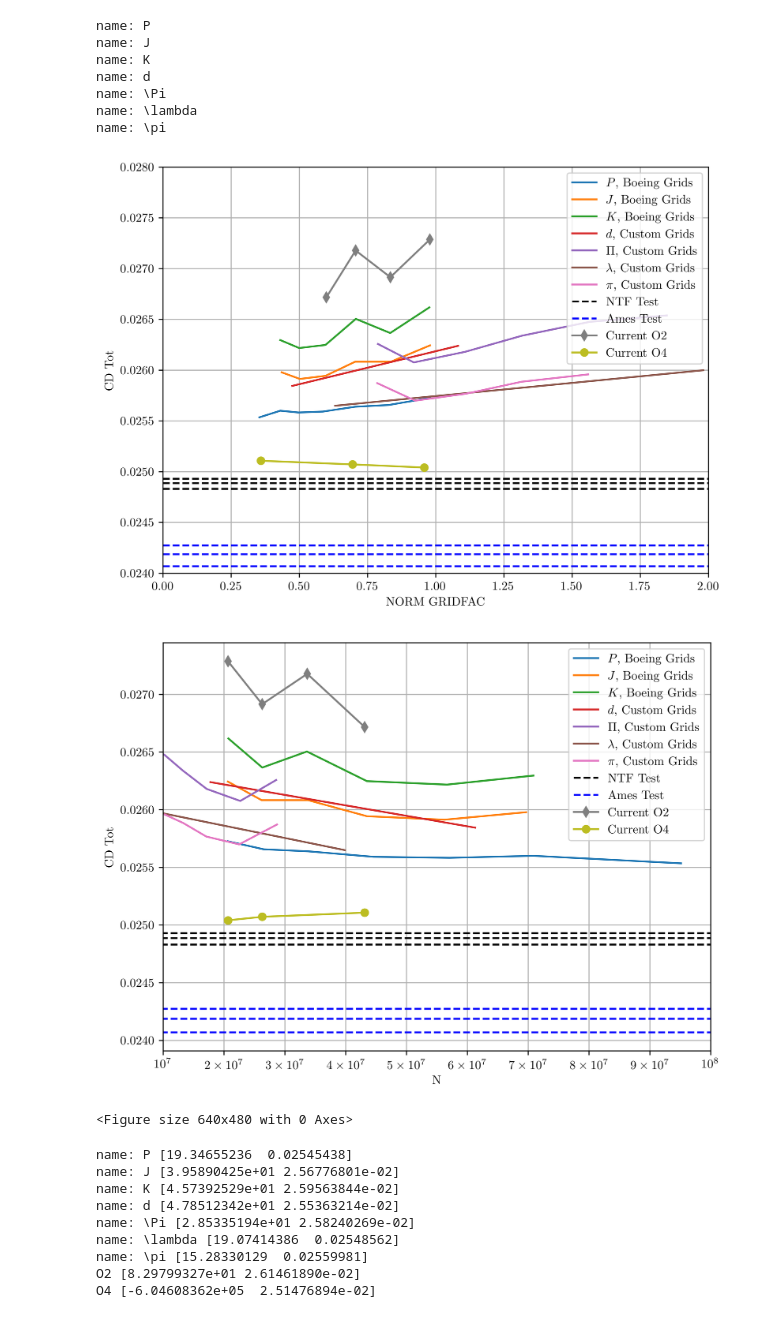
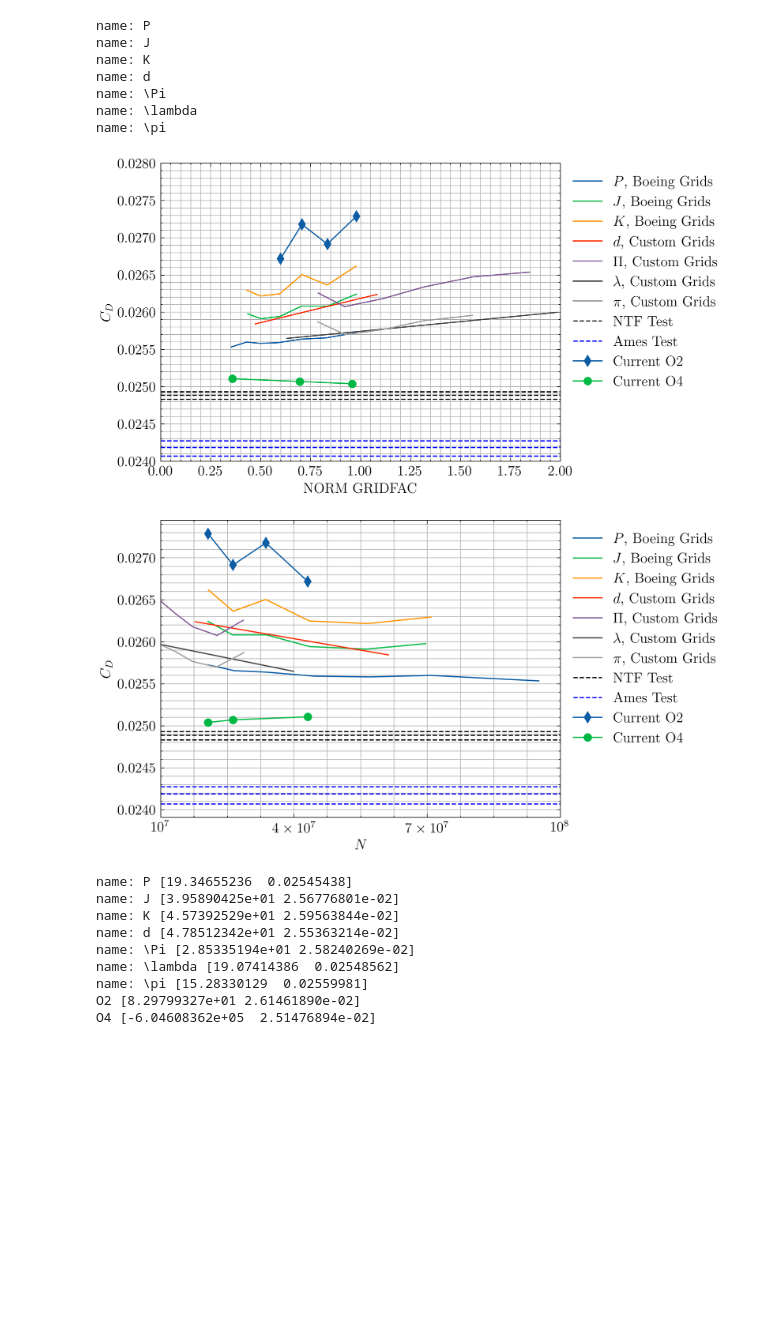
Before and after one commit to harryzhou2000/draw-CRM_Boeing_Test, a Jupyter notebook: draw_Boeing_Test_MG.ipynb, the cells around one changed output. Drawn from its saved outputs; the diff is of its cells as text; code cells hidden in the pictures; blank space fills up the shorter version.

```diff
--- a/draw_Boeing_Test_MG.ipynb
+++ b/draw_Boeing_Test_MG.ipynb
@@ -7,6 +7,21 @@ meshSizes = {"T": 20657615, "C": 26271819, "M": 33683206, "F": 43126748}
 base = "CRM_2_Boeing"
 O2_set = ["T", "C", "M", "F"]
 O4_set = ["T", "C", "F"]
+
+import scienceplots
+import matplotlib.pyplot as plt
+import matplotlib
+plt.style.use(["science"])
+
+plt.rcParams["text.usetex"] = True
+plt.rcParams["font.family"] = "serif"
+plt.rcParams["font.serif"] = "Times New Roman"
+font = {"size": 12}
+matplotlib.rc("font", **font)
+lwc = 0.5
+msc = 5
+markEvery = 200
+fmt = "pdf"
 
 
 def get_tail_value(v: np.ndarray, n):
@@ -42,16 +57,12 @@ from dpw6data import *
 data14_b = getData_fig14_b()
 data14_c = getData_fig14_c()
 data14_test = getData_fig14_test()
-import matplotlib.pyplot as plt
-import matplotlib
 
-plt.rcParams["text.usetex"] = True
-plt.rcParams["font.family"] = "serif"
-plt.rcParams["font.serif"] = "Times New Roman"
+
 import itertools
 
-plt.figure(101, figsize=(8, 6), dpi=600)
-plt.figure(102, figsize=(8, 6), dpi=600)
+plt.figure(101, figsize=(6, 4.5), dpi=300)
+plt.figure(102, figsize=(6, 4.5), dpi=300)
 
 grid_size_base = 2e7
 
@@ -91,44 +102,43 @@ plt.plot(
 plt.figure(102)
 plt.plot(O2_results["meshSizes"], O2_results["CD"], label="Current O2", marker = "d")
 plt.plot(O4_results["meshSizes"], O4_results["CD"], label="Current O4", marker = "o")
 
 plt.figure(101)
 plt.xlim((0, 2))
 plt.ylim((0.024, 0.028))
 plt.grid(True, which="both")
-plt.legend()
+plt.legend(loc="upper left", bbox_to_anchor=(1, 1))
 plt.xlabel("NORM GRIDFAC")
-plt.ylabel("CD Tot")
+plt.ylabel("$C_D$")
 
 f = plt.figure(102)
 plt.grid(True, which="both")
-plt.legend()
-plt.xlabel("N")
-plt.ylabel("CD Tot")
+plt.legend(loc="upper left", bbox_to_anchor=(1, 1))
+plt.xlabel("$N$")
+plt.ylabel("$C_D$")
 # plt.xscale("log")
 plt.xlim([1e7, 1e8])
-plt.xticks(np.linspace(1e7, 1e8, 10))
+plt.xticks(np.linspace(1e7, 1e8, 4))
 plt.gca().xaxis.set_major_formatter(
     matplotlib.ticker.LogFormatterSciNotation(labelOnlyBase=False, minor_thresholds=(3, 2))
 )
 
 
 plt.figure(101)
-plt.savefig("crm_BoeingSeries_CDGF.png")
+plt.savefig(f"crm_BoeingSeries_CDGF.{fmt}")
 plt.figure(102)
-plt.savefig("crm_BoeingSeries_CDGS.png")
+plt.savefig(f"crm_BoeingSeries_CDGS.{fmt}")
 plt.show()
 # %% [output]
 name: P
 name: J
 name: K
 name: d
 name: \Pi
 name: \lambda
 name: \pi
-[figure, old version]
+[figure, new version]
-[figure, old version]
+[figure, new version]
-<Figure size 640x480 with 0 Axes>
 # %%
 CL_inters = {}
 CL_maxes = {}
```
Also changed, not shown: 2 other files.
